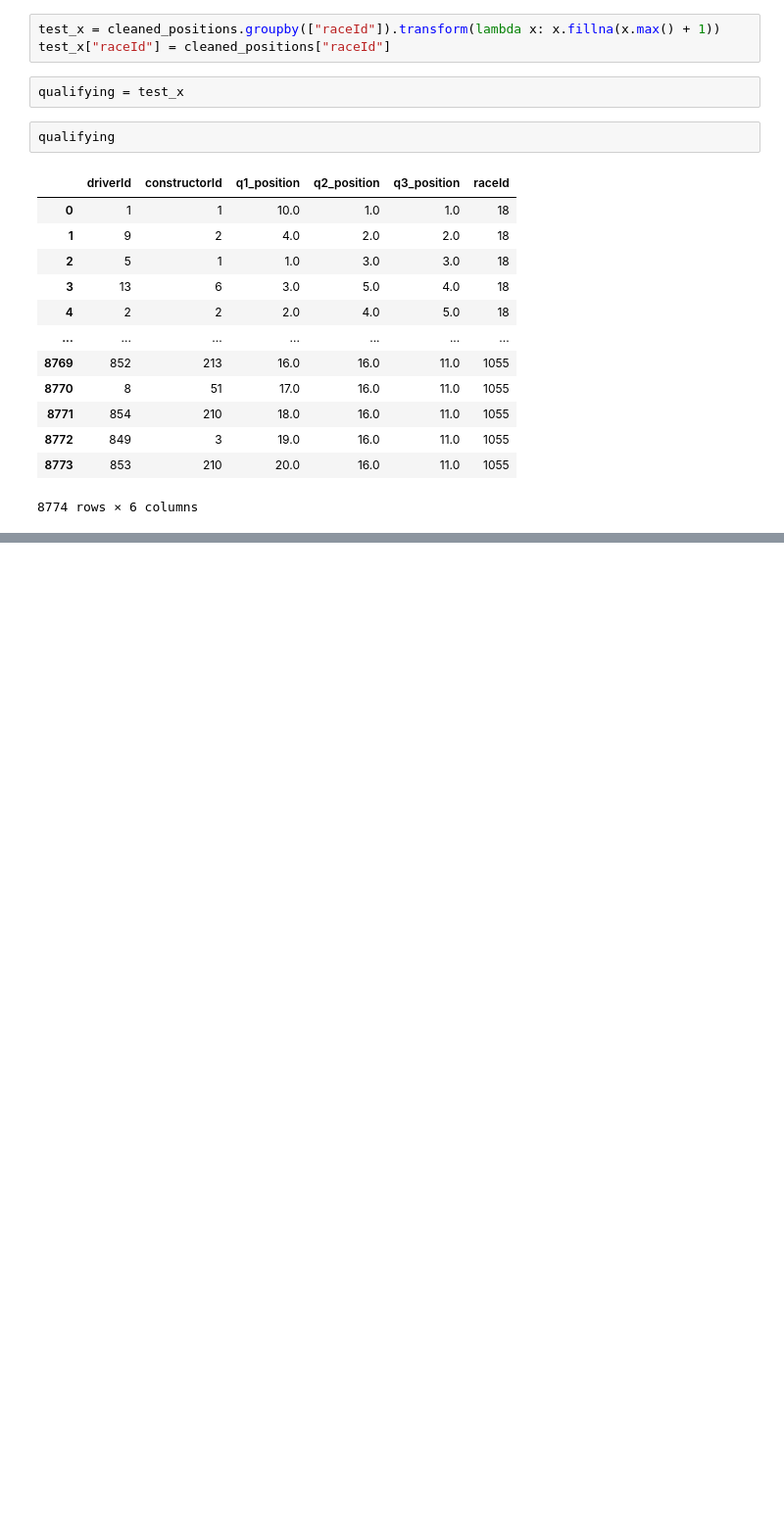
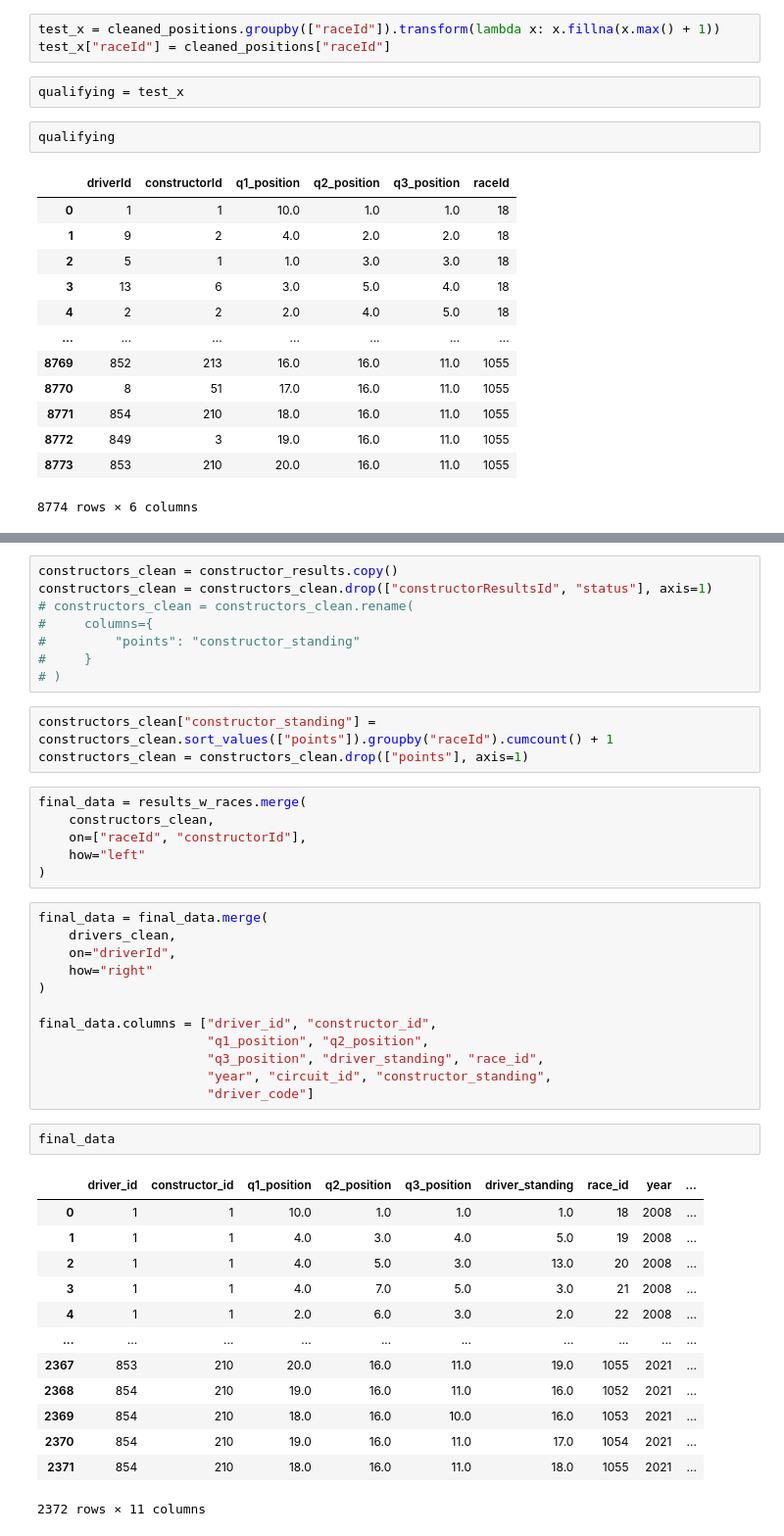
Before and after one commit to shanmu9898/f1-fantasy-predictor, a Jupyter notebook: f1_data_creator.ipynb, the cells around one changed output, grey strips where cells are left out. Shown at 98% size. Saved outputs shown, nothing was run; the diff lists cells and outputs as text; blank space fills up the shorter version.

```diff
--- a/f1_data_creator.ipynb
+++ b/f1_data_creator.ipynb
@@ -107,0 +210,45 @@ qualifying
+# %%
+constructors_clean = constructor_results.copy()
+constructors_clean = constructors_clean.drop(["constructorResultsId", "status"], axis=1)
+# constructors_clean = constructors_clean.rename(
+#     columns={
+#         "points": "constructor_standing"
+#     }
+# )
+# %%
+constructors_clean["constructor_standing"] = constructors_clean.sort_values(["points"]).groupby("raceId").cumcount() + 1
+constructors_clean = constructors_clean.drop(["points"], axis=1)
+# %%
+final_data = results_w_races.merge(
+    constructors_clean,
+    on=["raceId", "constructorId"],
+    how="left"
+)
+# %%
+final_data = final_data.merge(
+    drivers_clean,
+    on="driverId",
+    how="right"
+)
+
+final_data.columns = ["driver_id", "constructor_id",
+                      "q1_position", "q2_position",
+                      "q3_position", "driver_standing", "race_id",
+                      "year", "circuit_id", "constructor_standing",
+                      "driver_code"]
+# %%
+final_data
+# %% [output]
+|  | driver_id | constructor_id | q1_position | q2_position | q3_position | driver_standing | race_id | year | ... |
+| 0 | 1 | 1 | 10.0 | 1.0 | 1.0 | 1.0 | 18 | 2008 | ... |
+| 1 | 1 | 1 | 4.0 | 3.0 | 4.0 | 5.0 | 19 | 2008 | ... |
+| 2 | 1 | 1 | 4.0 | 5.0 | 3.0 | 13.0 | 20 | 2008 | ... |
+| 3 | 1 | 1 | 4.0 | 7.0 | 5.0 | 3.0 | 21 | 2008 | ... |
+| 4 | 1 | 1 | 2.0 | 6.0 | 3.0 | 2.0 | 22 | 2008 | ... |
+| ... | ... | ... | ... | ... | ... | ... | ... | ... | ... |
+| 2367 | 853 | 210 | 20.0 | 16.0 | 11.0 | 19.0 | 1055 | 2021 | ... |
+| 2368 | 854 | 210 | 19.0 | 16.0 | 11.0 | 16.0 | 1052 | 2021 | ... |
+| 2369 | 854 | 210 | 18.0 | 16.0 | 10.0 | 16.0 | 1053 | 2021 | ... |
+| 2370 | 854 | 210 | 19.0 | 16.0 | 11.0 | 17.0 | 1054 | 2021 | ... |
+| 2371 | 854 | 210 | 18.0 | 16.0 | 11.0 | 18.0 | 1055 | 2021 | ... |
+2372 rows × 11 columns
```
Also changed, not shown: parts of 10 cells of this notebook, 1 other file.
